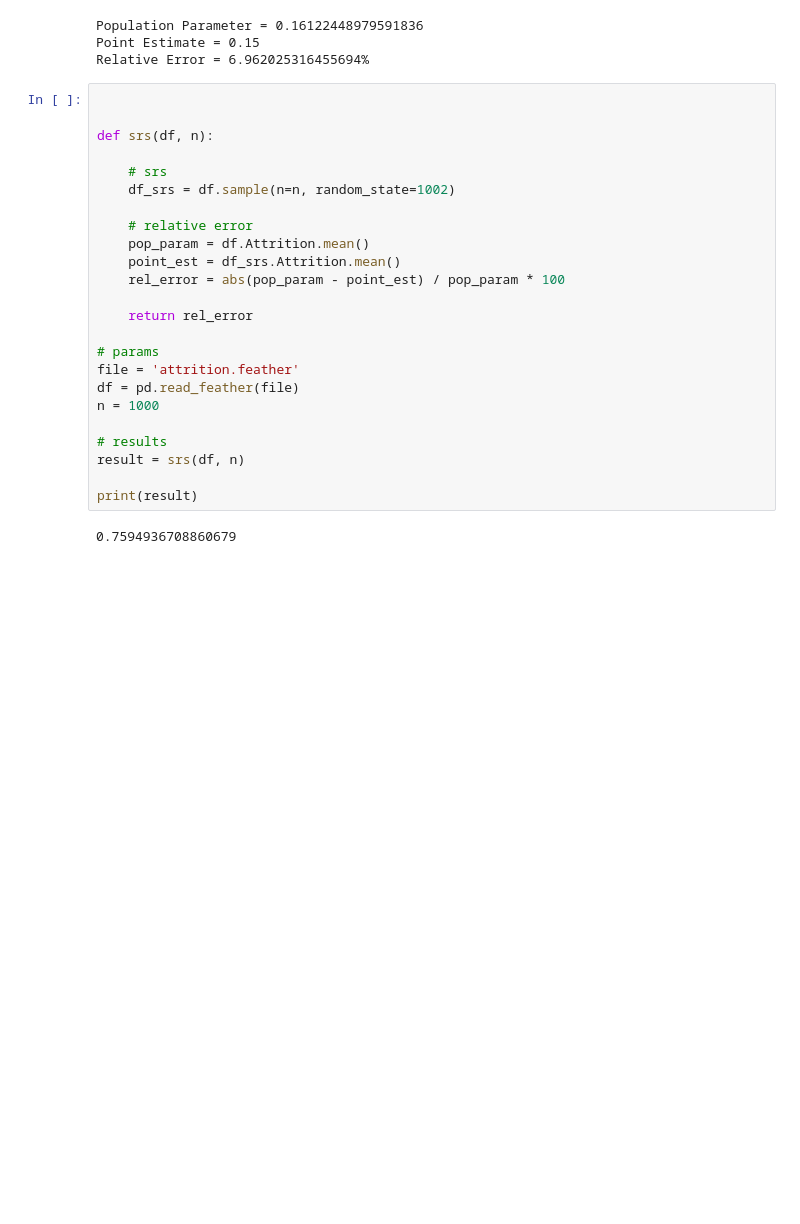
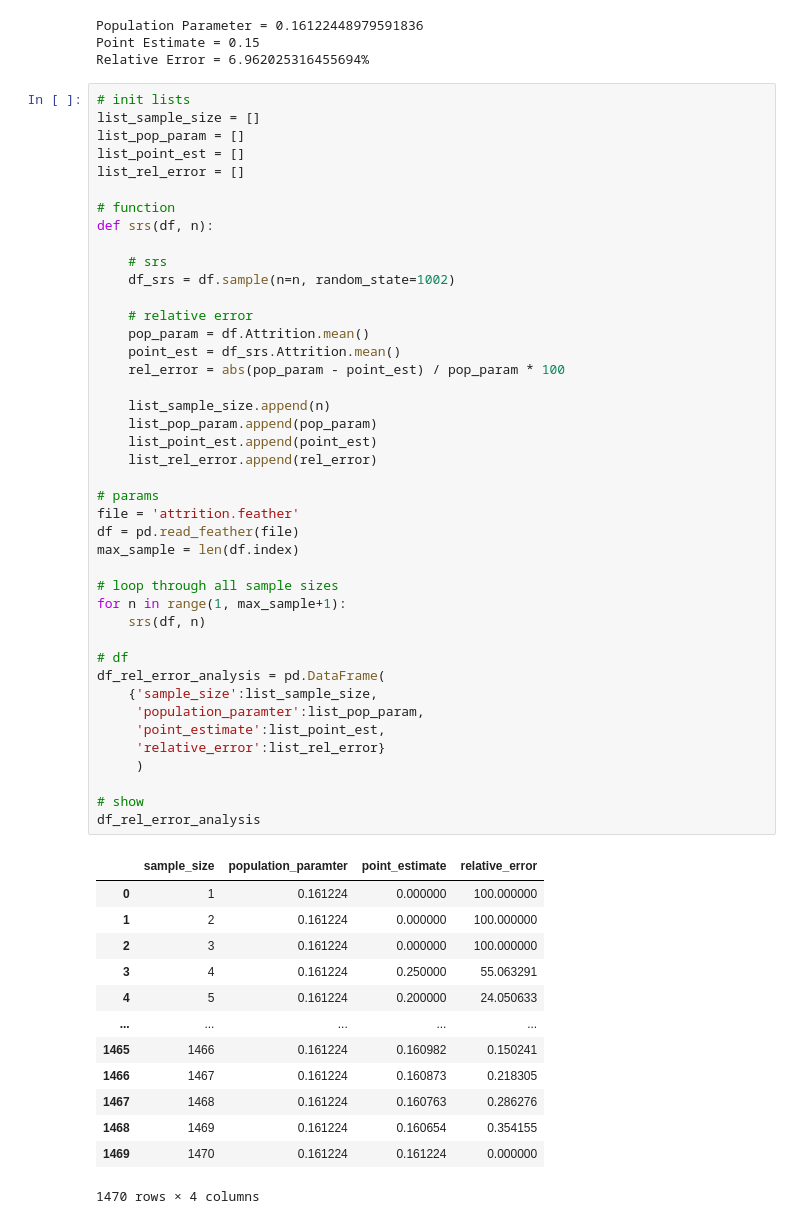
Before and after one commit to noodle-soups/Sampling-in-Python, a Jupyter notebook: Sampling_Distributions.ipynb, the cells around one changed output. Drawn from its saved outputs; the diff is of its cells as text; blank space fills up the shorter version.

```diff
--- a/Sampling_Distributions.ipynb
+++ b/Sampling_Distributions.ipynb
@@ -52,28 +65,58 @@ Population Parameter = 0.16122448979591836
 Point Estimate = 0.15
 Relative Error = 6.962025316455694%
 # %%
+# init lists
+list_sample_size = []
+list_pop_param = []
+list_point_est = []
+list_rel_error = []
 
-
+# function
 def srs(df, n):
 
     # srs
     df_srs = df.sample(n=n, random_state=1002)
 
     # relative error
     pop_param = df.Attrition.mean()
     point_est = df_srs.Attrition.mean()
     rel_error = abs(pop_param - point_est) / pop_param * 100
 
-    return rel_error
+    list_sample_size.append(n)
+    list_pop_param.append(pop_param)
+    list_point_est.append(point_est)
+    list_rel_error.append(rel_error)
 
 # params
 file = 'attrition.feather'
 df = pd.read_feather(file)
-n = 1000
+max_sample = len(df.index)
 
-# results
-result = srs(df, n)
+# loop through all sample sizes
+for n in range(1, max_sample+1):
+    srs(df, n)
 
-print(result)
+# df
+df_rel_error_analysis = pd.DataFrame(
+    {'sample_size':list_sample_size,
+     'population_paramter':list_pop_param,
+     'point_estimate':list_point_est,
+     'relative_error':list_rel_error}
+     )
+
+# show
+df_rel_error_analysis
 # %% [output]
+|  | sample_size | population_paramter | point_estimate | relative_error |
+| 0 | 1 | 0.161224 | 0.000000 | 100.000000 |
+| 1 | 2 | 0.161224 | 0.000000 | 100.000000 |
+| 2 | 3 | 0.161224 | 0.000000 | 100.000000 |
+| 3 | 4 | 0.161224 | 0.250000 | 55.063291 |
+| 4 | 5 | 0.161224 | 0.200000 | 24.050633 |
+| ... | ... | ... | ... | ... |
+| 1465 | 1466 | 0.161224 | 0.160982 | 0.150241 |
+| 1466 | 1467 | 0.161224 | 0.160873 | 0.218305 |
+| 1467 | 1468 | 0.161224 | 0.160763 | 0.286276 |
+| 1468 | 1469 | 0.161224 | 0.160654 | 0.354155 |
+| 1469 | 1470 | 0.161224 | 0.161224 | 0.000000 |
-0.7594936708860679
+1470 rows × 4 columns
```
Also changed, not shown: parts of 8 cells of this notebook.
